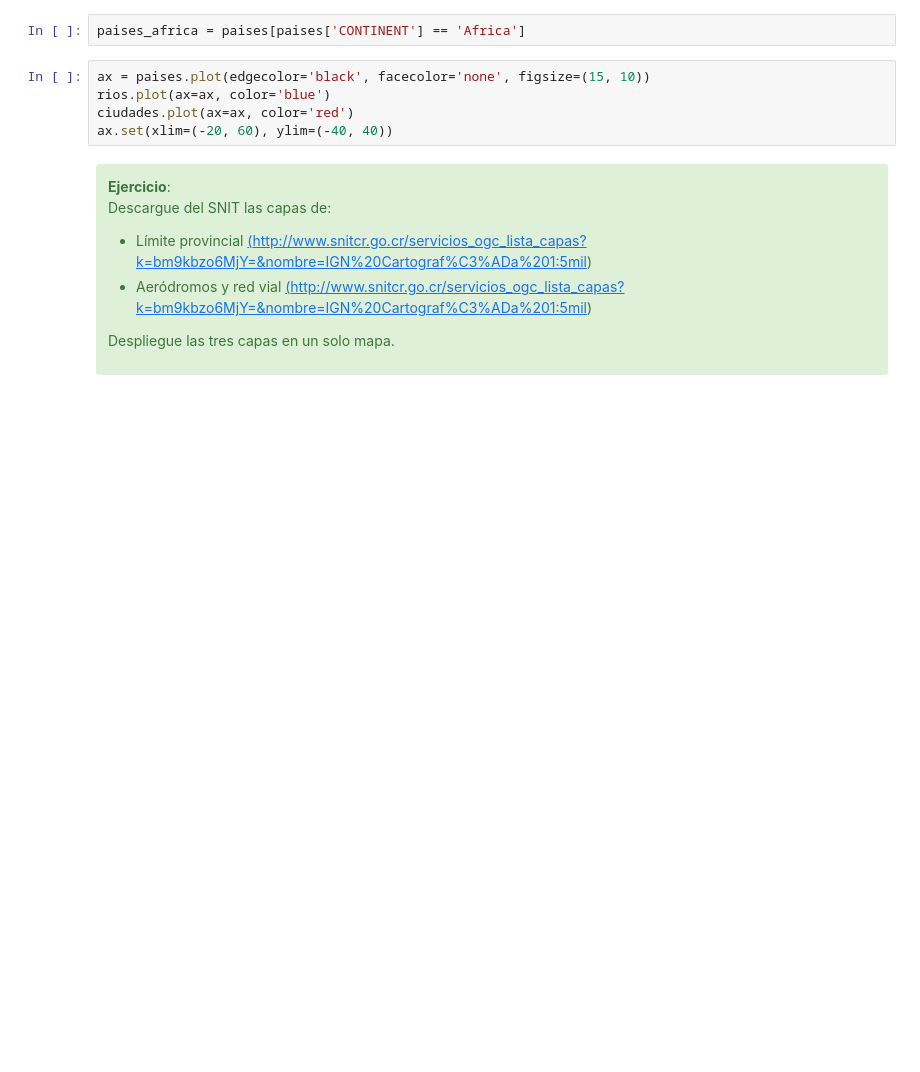
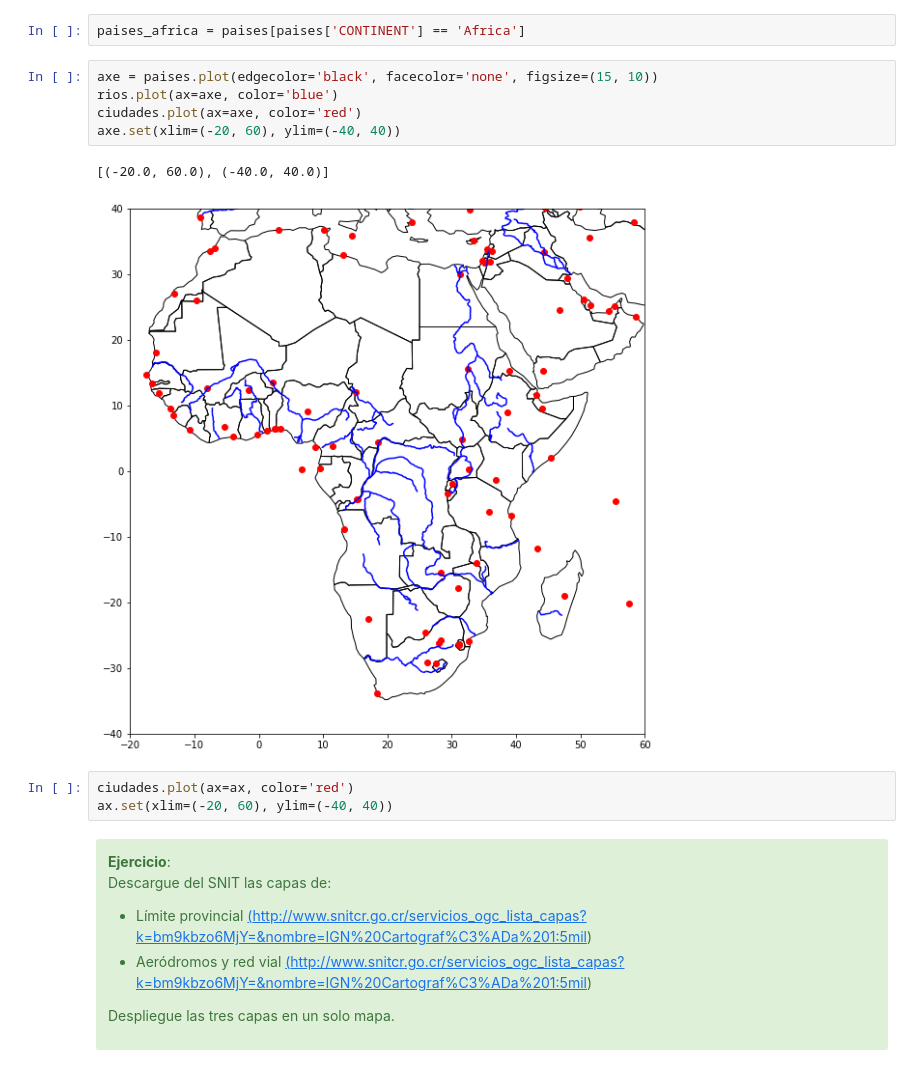
Before and after one commit to ggaltar/leccion-12-geopandas, a Jupyter notebook: geopandas.ipynb, the cells around one changed output. Cells and saved outputs as stored; diff of their text form; blank space fills up the shorter version.

```diff
--- a/geopandas.ipynb
+++ b/geopandas.ipynb
@@ -218,10 +237,16 @@ Se crea un subconjunto de datos para el continente africano:
 # %%
 paises_africa = paises[paises['CONTINENT'] == 'Africa']
 # %%
-ax = paises.plot(edgecolor='black', facecolor='none', figsize=(15, 10))
-rios.plot(ax=ax, color='blue')
-ciudades.plot(ax=ax, color='red')
-ax.set(xlim=(-20, 60), ylim=(-40, 40))
+axe = paises.plot(edgecolor='black', facecolor='none', figsize=(15, 10))
+rios.plot(ax=axe, color='blue')
+ciudades.plot(ax=axe, color='red')
+axe.set(xlim=(-20, 60), ylim=(-40, 40))
+# %% [output]
+[(-20.0, 60.0), (-40.0, 40.0)]
+[figure, added]
+# %%
+ciudades.plot(ax=ax, color='red')
+ax.set(xlim=(-20, 60), ylim=(-40, 40))
 # %% [markdown]
 <div class="alert alert-success">
  <strong>Ejercicio</strong>:
```
Also changed, not shown: parts of 9 cells of this notebook, 5 other files.
